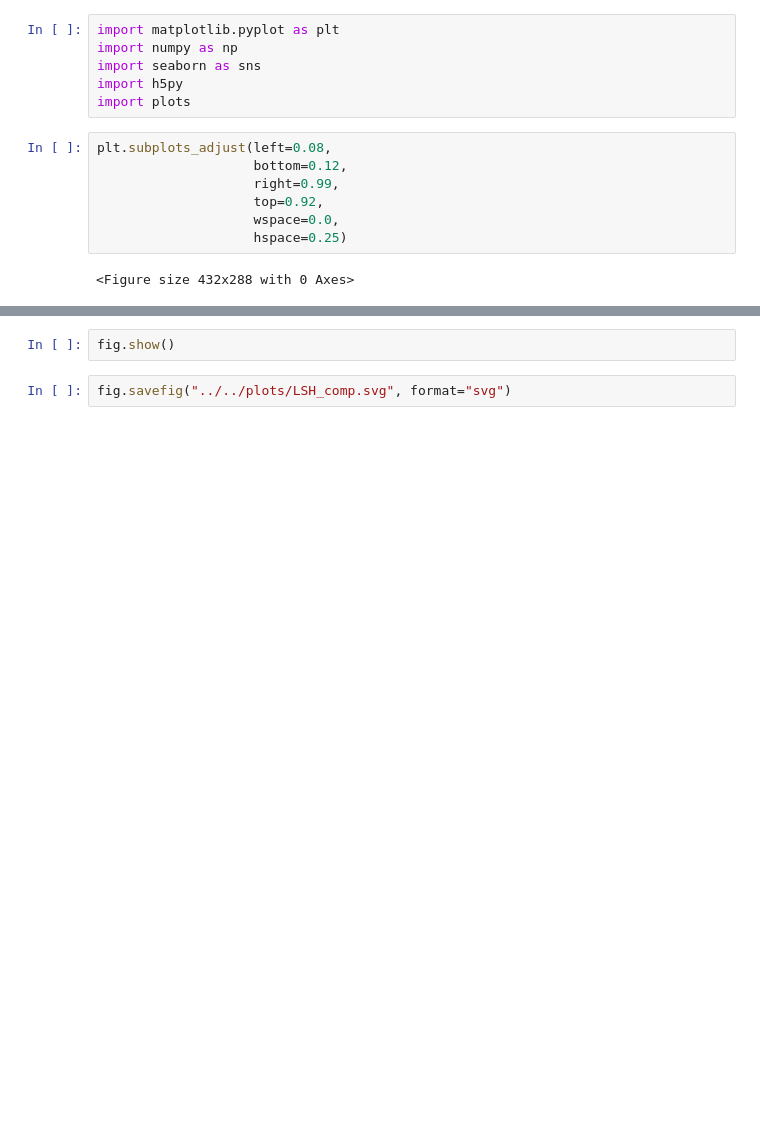
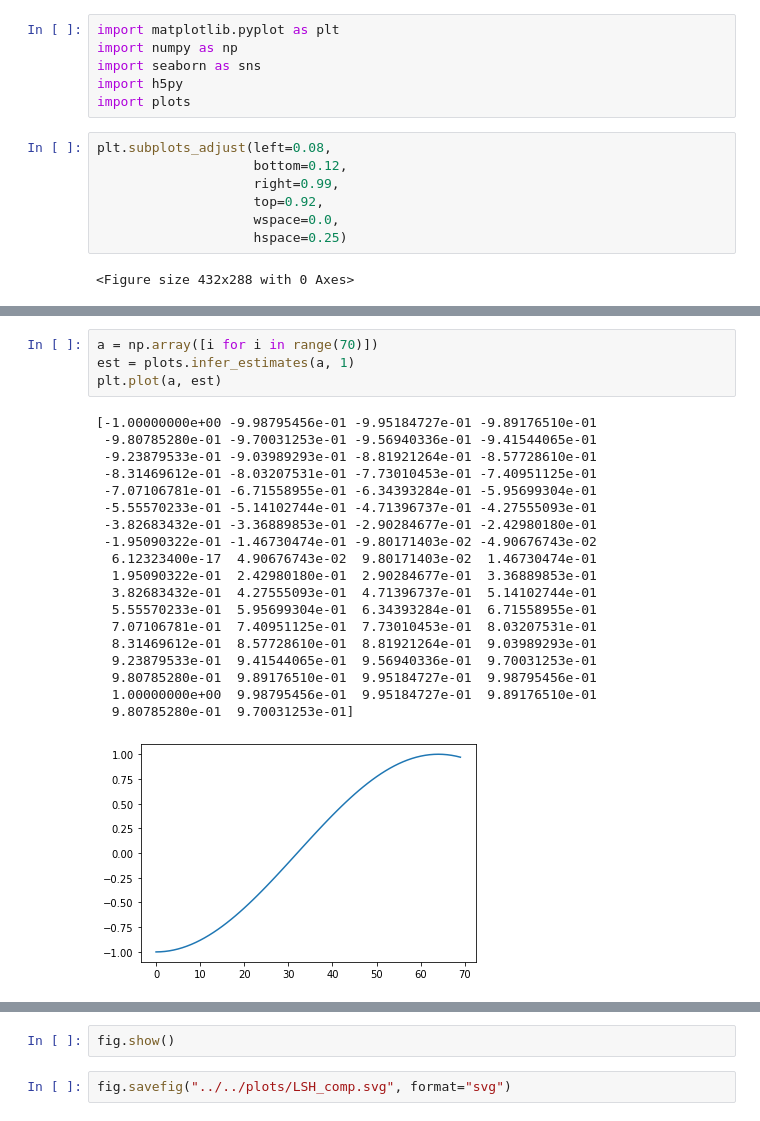
Before and after one commit to TSPoulsen/puffinn, a Jupyter notebook: experiments/results/plotting.ipynb, the cells around one changed output, grey strips where cells are left out. Drawn from its saved outputs; the diff is of its cells as text; blank space fills up the shorter version.

```diff
--- a/experiments/results/plotting.ipynb
+++ b/experiments/results/plotting.ipynb
@@ -46,0 +79,24 @@ fig.show()
+# %%
+a = np.array([i for i in range(70)])
+est = plots.infer_estimates(a, 1)
+plt.plot(a, est)
+# %% [output]
+[-1.00000000e+00 -9.98795456e-01 -9.95184727e-01 -9.89176510e-01
+ -9.80785280e-01 -9.70031253e-01 -9.56940336e-01 -9.41544065e-01
+ -9.23879533e-01 -9.03989293e-01 -8.81921264e-01 -8.57728610e-01
+ -8.31469612e-01 -8.03207531e-01 -7.73010453e-01 -7.40951125e-01
+ -7.07106781e-01 -6.71558955e-01 -6.34393284e-01 -5.95699304e-01
+ -5.55570233e-01 -5.14102744e-01 -4.71396737e-01 -4.27555093e-01
+ -3.82683432e-01 -3.36889853e-01 -2.90284677e-01 -2.42980180e-01
+ -1.95090322e-01 -1.46730474e-01 -9.80171403e-02 -4.90676743e-02
+  6.12323400e-17  4.90676743e-02  9.80171403e-02  1.46730474e-01
+  1.95090322e-01  2.42980180e-01  2.90284677e-01  3.36889853e-01
+  3.82683432e-01  4.27555093e-01  4.71396737e-01  5.14102744e-01
+  5.55570233e-01  5.95699304e-01  6.34393284e-01  6.71558955e-01
+  7.07106781e-01  7.40951125e-01  7.73010453e-01  8.03207531e-01
+  8.31469612e-01  8.57728610e-01  8.81921264e-01  9.03989293e-01
+  9.23879533e-01  9.41544065e-01  9.56940336e-01  9.70031253e-01
+  9.80785280e-01  9.89176510e-01  9.95184727e-01  9.98795456e-01
+  1.00000000e+00  9.98795456e-01  9.95184727e-01  9.89176510e-01
+  9.80785280e-01  9.70031253e-01]
+[figure, added]
```
Also changed, not shown: parts of 8 cells of this notebook, 29 other files.
